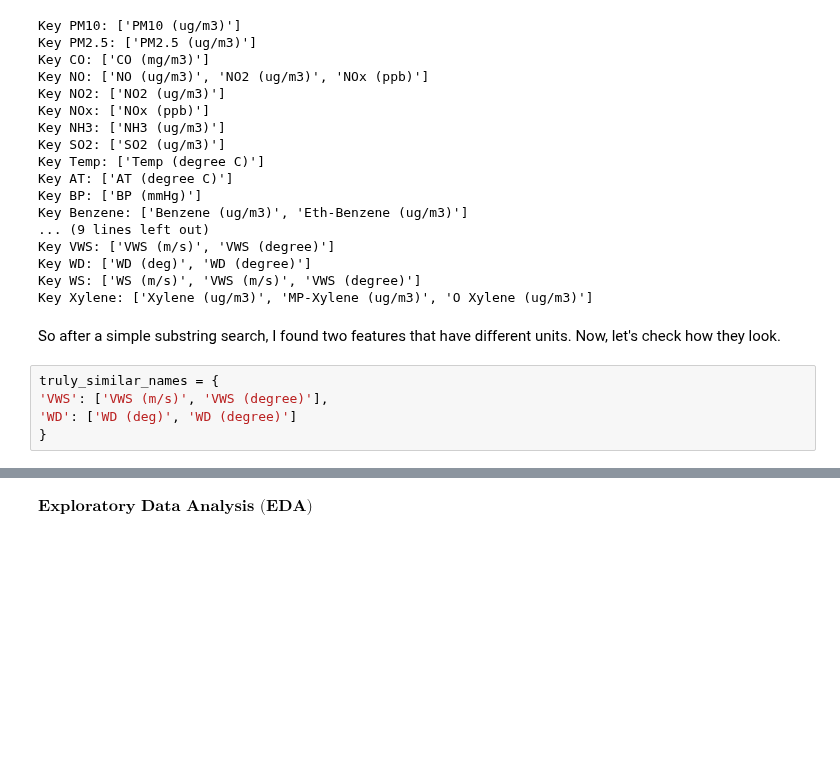
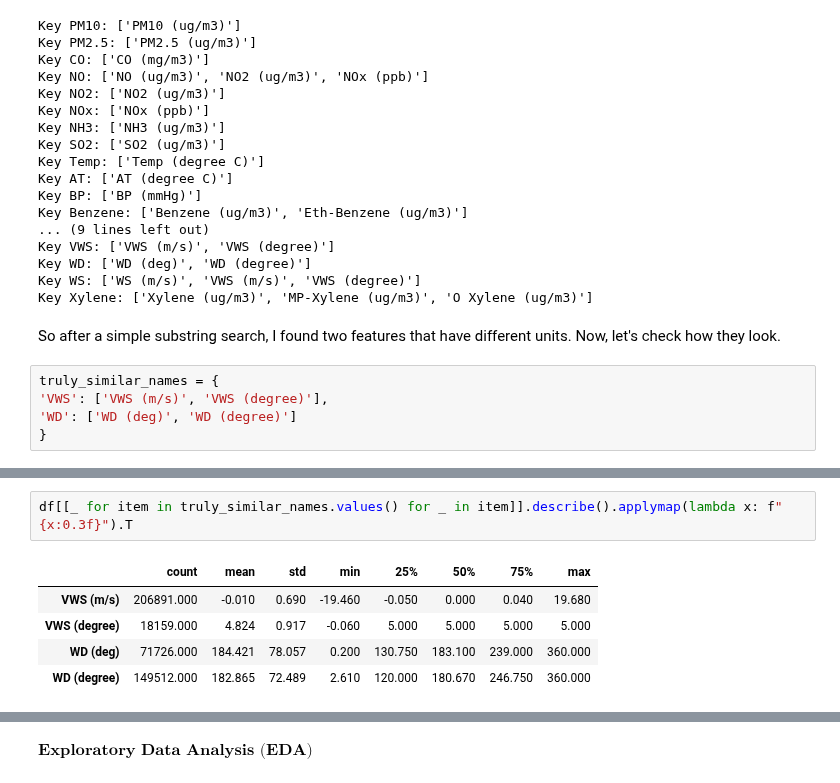
Before and after one commit to PyFon-hub/Masters_Thesis, a Jupyter notebook: Data_Analysis/Exploratory_Data_Analysis.ipynb, the cells around one changed output, grey strips where cells are left out. Drawn from its saved outputs; the diff is of its cells as text; blank space fills up the shorter version.

```diff
--- a/Data_Analysis/Exploratory_Data_Analysis.ipynb
+++ b/Data_Analysis/Exploratory_Data_Analysis.ipynb
@@ -298,0 +318,8 @@ plot_features_similarities(df, truly_similar_names)
+# %%
+df[[_ for item in truly_similar_names.values() for _ in item]].describe().applymap(lambda x: f"{x:0.3f}").T
+# %% [output]
+|  | count | mean | std | min | 25% | 50% | 75% | max |
+| VWS (m/s) | 206891.000 | -0.010 | 0.690 | -19.460 | -0.050 | 0.000 | 0.040 | 19.680 |
+| VWS (degree) | 18159.000 | 4.824 | 0.917 | -0.060 | 5.000 | 5.000 | 5.000 | 5.000 |
+| WD (deg) | 71726.000 | 184.421 | 78.057 | 0.200 | 130.750 | 183.100 | 239.000 | 360.000 |
+| WD (degree) | 149512.000 | 182.865 | 72.489 | 2.610 | 120.000 | 180.670 | 246.750 | 360.000 |
```
Also changed, not shown: parts of 6 cells of this notebook.
